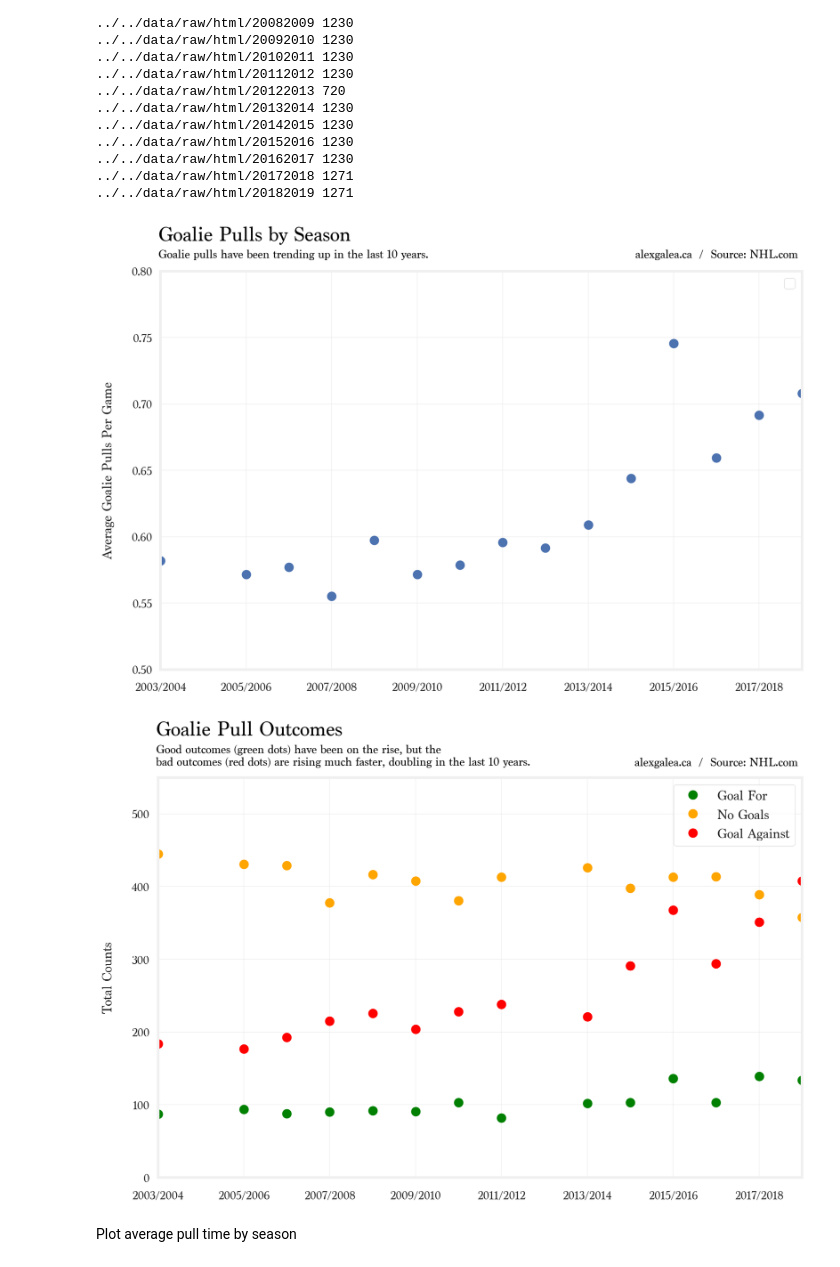
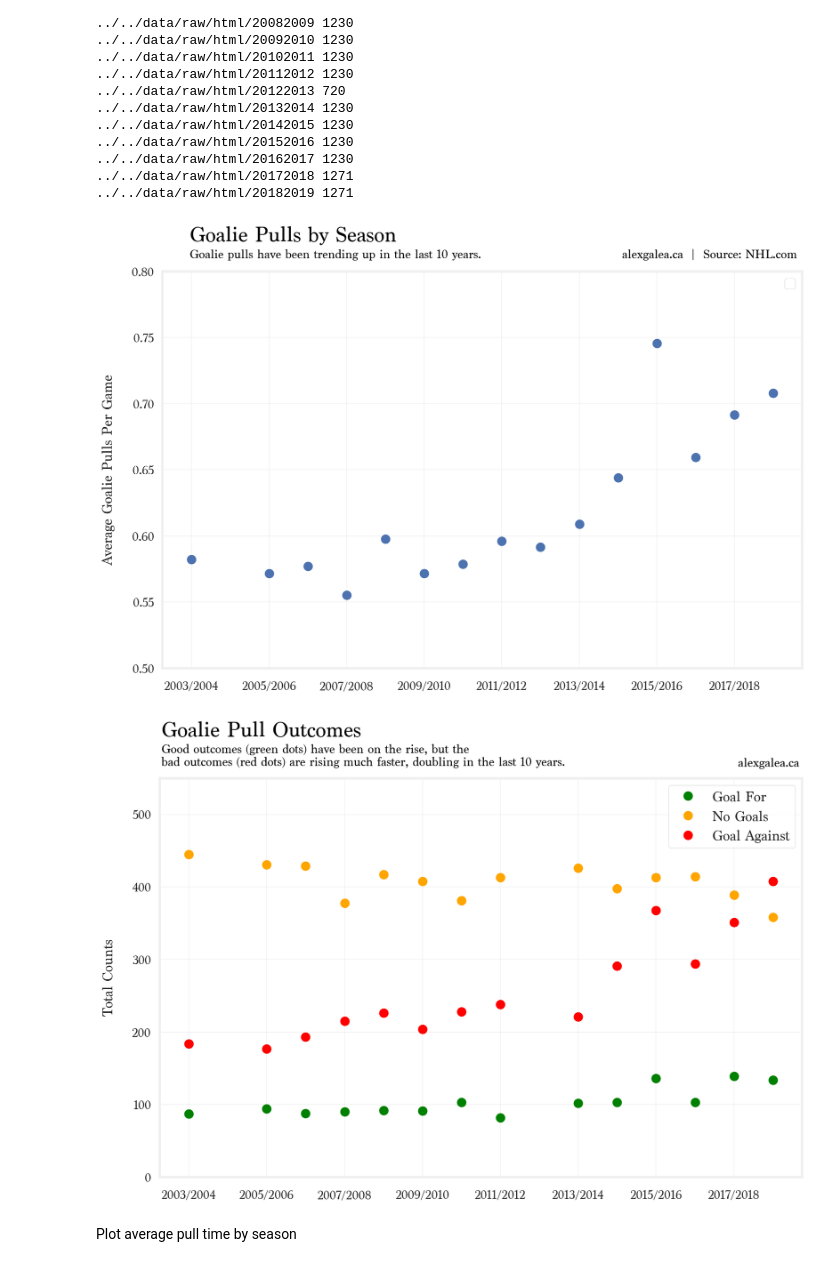
Before and after one commit to zazencodes/nhl-goalie-pull-optimization, a Jupyter notebook: notebooks/src/3_exploratory_analysis_2003-2019.ipynb, the cells around one changed output. Drawn from its saved outputs; the diff is of its cells as text; code cells hidden in the pictures.

Commit message:
Add alexgalea.ca to figs

```diff
--- a/notebooks/src/3_exploratory_analysis_2003-2019.ipynb
+++ b/notebooks/src/3_exploratory_analysis_2003-2019.ipynb
@@ -406,13 +408,13 @@ plt.text(x=-0.05, y=0.81,
     fontsize=14, color='black', style='italic')
 
 plt.text(x=11.1, y=0.81,
-    s='alexgalea.ca  /  Source: NHL.com',
+    s='alexgalea.ca  |  Source: NHL.com',
     fontsize=14, color='black', style='italic')
 
 
 savefig('goalie_pulls_per_game_by_season')
 # %% [output]
-[figure, old version]
+[figure, new version]
 # %%
 fig, ax = plt.subplots()
 iterables = zip(['green', 'orange', 'red'],
@@ -440,38 +442,38 @@ for c, label in iterables:
     s.loc[s.season == '20122013', legend_map[label]] = -999
     s.plot(marker='o', lw=0, ax=ax, ms=10, color=c, label=legend_map[label])
     plt.legend()
 
 # ax.set_xticklabels(s.season.tolist());
 ax.set_ylim(0, 550)
 plt.ylabel('Total Counts')
 
 # Assign tick names
 label_map = {str(i): s for i, s in enumerate(s.season.tolist())}
 fig.canvas.draw()
 labels = [lab.get_text() for lab in ax.get_xticklabels()]
 season_label = lambda x: '{}/{}'.format(x[:4], x[4:])
 
 ax.set_xticklabels(
     [season_label(label_map.get(lab, ''))
     for lab in labels]
 )
 
-plt.text(x=-0.05, y=608,
+plt.text(x=-0.7, y=608,
     s='Goalie Pull Outcomes',
     fontsize=24, color='black', weight='bold')
 
-plt.text(x=-0.05, y=567,
+plt.text(x=-0.7, y=567,
     s='Good outcomes (green dots) have been on the rise, but the\nbad outcomes (red dots) are rising much faster, doubling in the last 10 years.',
     fontsize=14, color='black', style='italic')
 
-plt.text(x=11.1, y=566,
-    s='alexgalea.ca  /  Source: NHL.com',
+plt.text(x=14.1, y=566,
+    s='alexgalea.ca',
     fontsize=14, color='black', style='italic')
 
 
 savefig('goalie_pull_outcomes_by_season')
 # %% [output]
-[figure, old version]
+[figure, new version]
 # %% [markdown]
 Plot average pull time by season
 # %%
```
Also changed, not shown: parts of 14 cells of this notebook, 11 other files.
